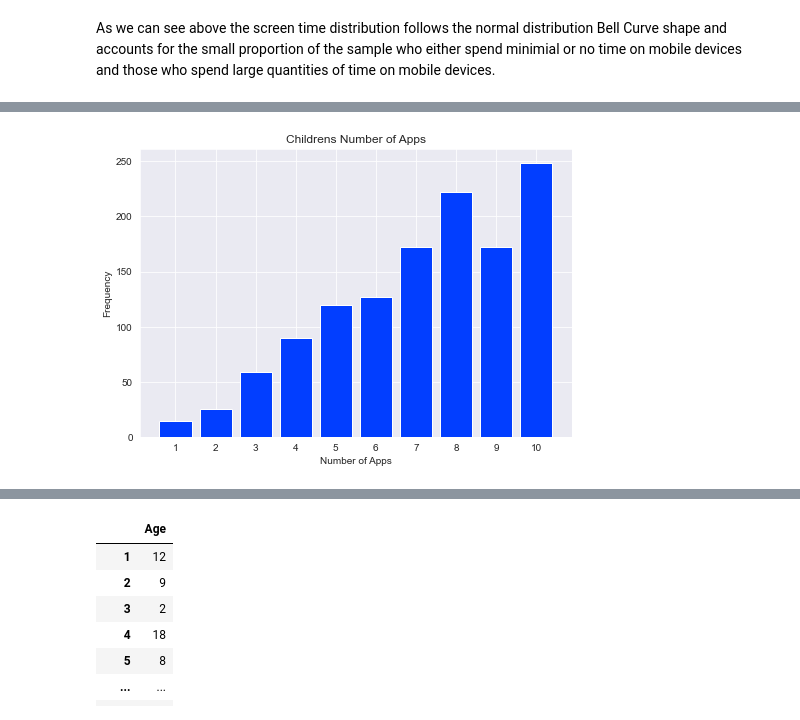
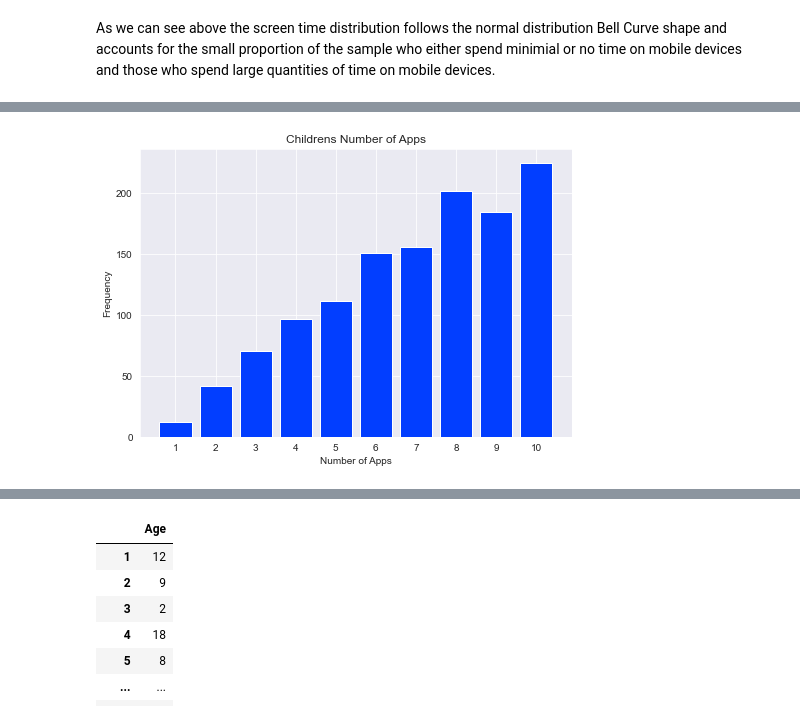
Before and after one commit to JPLee01/Programming_for_Data_Analysis-PRoject, a Jupyter notebook: Programming_for_Data_Analysis-Project.ipynb, the cells around one changed output, grey strips where cells are left out. Cells and saved outputs as stored; diff of their text form; code cells hidden in the pictures.

```diff
--- a/Programming_for_Data_Analysis-Project.ipynb
+++ b/Programming_for_Data_Analysis-Project.ipynb
@@ -236,15 +243,15 @@ Number of Children with 10 Apps:  249
 # %%
 fig = plt.figure()
 ax = fig.add_axes([0,0,1,1])
 apps = ['1', '2', '3', '4', '5', '6', '7', '8', '9', '10']
-data= [14,25,59,90,120,127,172,222,172,249]
+data= [12,42,70,97,111,151,156,202,184,225]
 ax.bar(apps,data)
 plt.title('Childrens Number of Apps')
 plt.xlabel('Number of Apps')
 plt.ylabel('Frequency')
 plt.show()
 # %% [output]
-[figure, old version]
+[figure, new version]
 # %%
 power = np.random.power(10, size=1250)
 power
```
Also changed, not shown: parts of 11 cells of this notebook.
